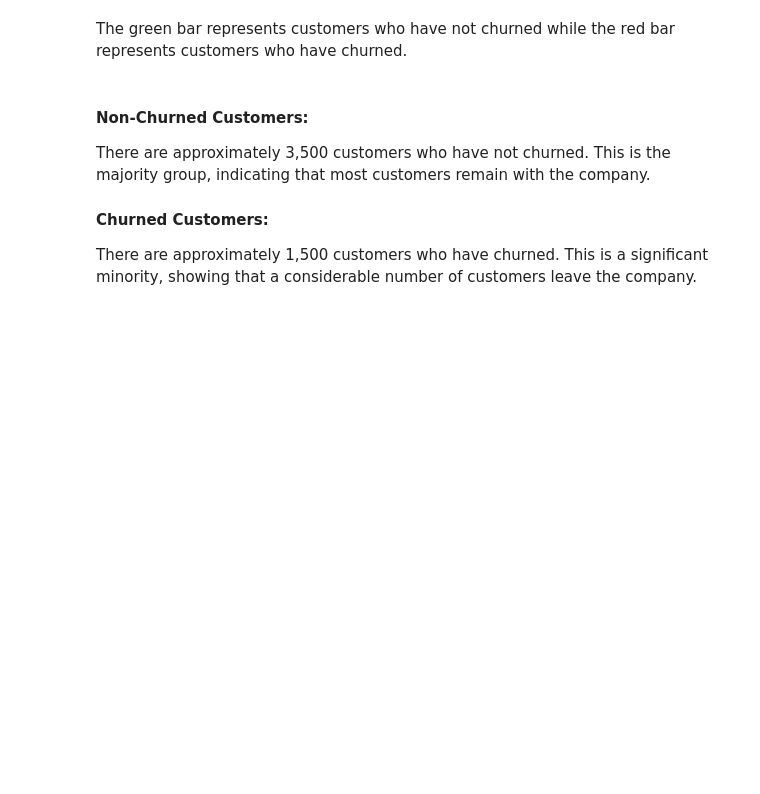
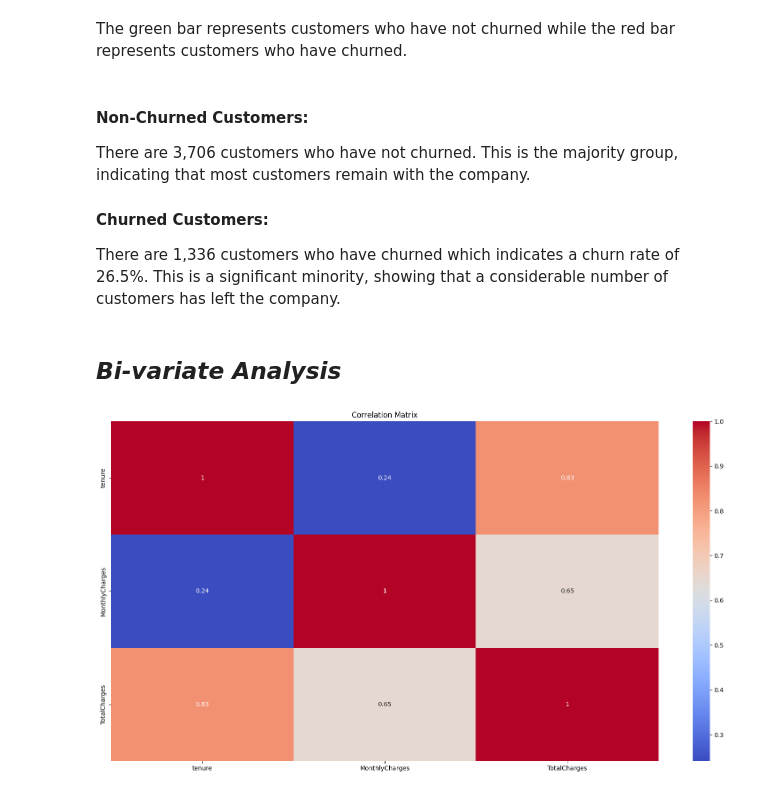
Before and after one commit to zeemanzak/CUSTOMER-CHUN-PREDICTION-AT-VODAFONE-CORPORATION, a Jupyter notebook: notebook/main.ipynb, the cells around one changed output. Saved outputs shown, nothing was run; the diff lists cells and outputs as text; code cells hidden in the pictures; blank space fills up the shorter version.

```diff
--- a/notebook/main.ipynb
+++ b/notebook/main.ipynb
@@ -497,8 +532,20 @@ plt.show()
 The green bar represents customers who have not churned while the red bar represents customers who have churned.
 # %% [markdown]
 #### Non-Churned Customers:
-There are approximately 3,500 customers who have not churned.
+There are  3,706 customers who have not churned.
 This is the majority group, indicating that most customers remain with the company.
 #### Churned Customers:
-There are approximately 1,500 customers who have churned.
-This is a significant minority, showing that a considerable number of customers leave the company.
+There are 1,336 customers who have churned which indicates a churn rate of 26.5%.
+This is a significant minority, showing that a considerable number of customers has left the company.
+# %% [markdown]
+## *Bi-variate Analysis*
+# %%
+# check for the relationship between each pair of varibales using correlation matrix
+numeric_df = main_df.select_dtypes(include=[np.number])
+corr_matrix = numeric_df.corr()
+plt.figure(figsize=(20,10))
+sns.heatmap(corr_matrix, annot=True, cmap='coolwarm')
+plt.title('Correlation Matrix')
+plt.show()
+# %% [output]
+[figure, added]
```
Also changed, not shown: parts of 17 cells of this notebook.
